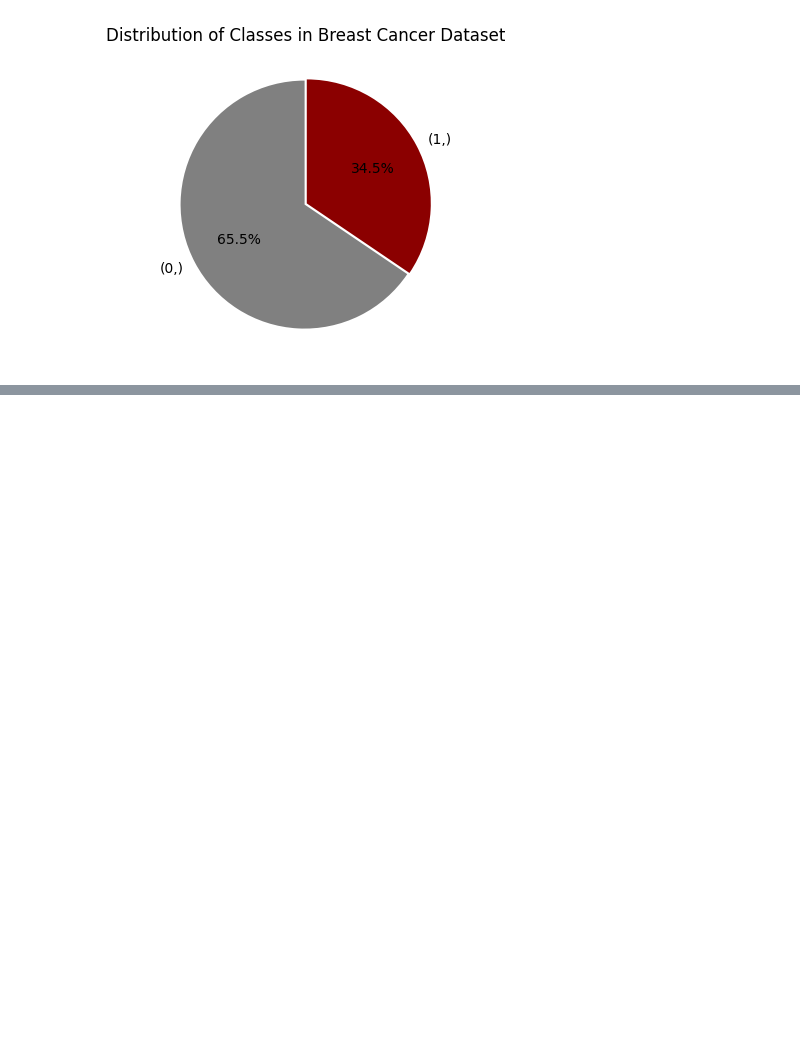
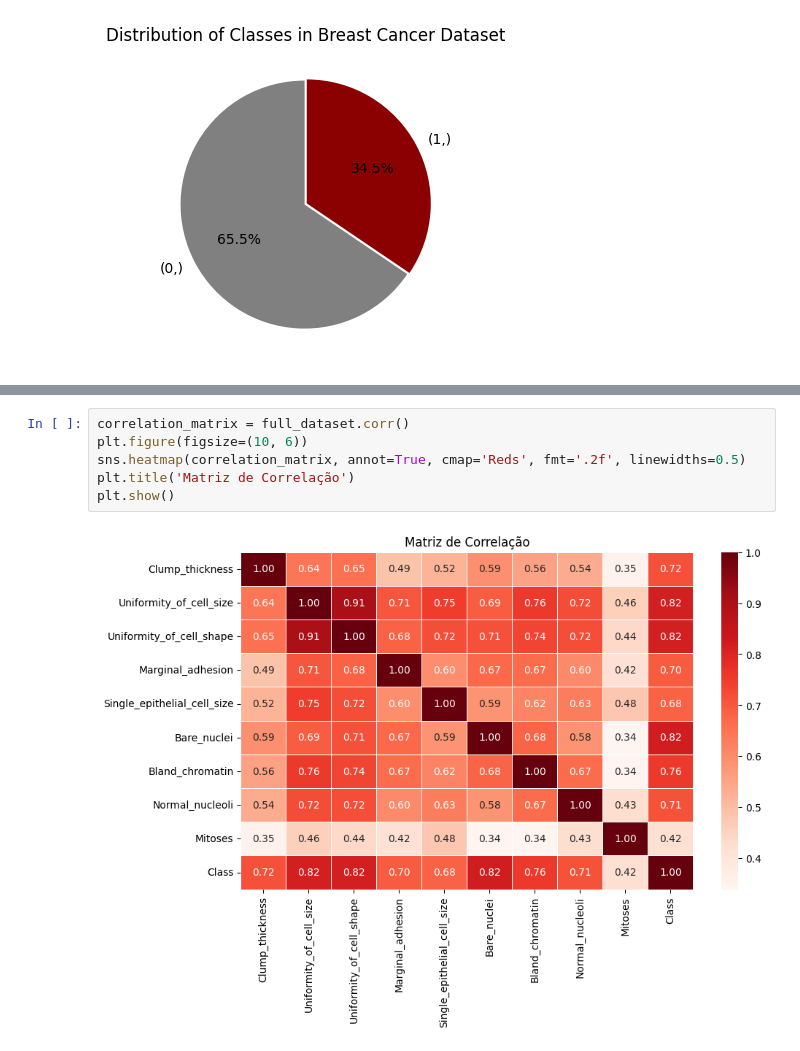
Before and after one commit to IvonLuiz/breast_cancer_kmeans, a Jupyter notebook: breast_cancer_kmeans.ipynb, the cells around one changed output, grey strips where cells are left out. Saved outputs shown, nothing was run; the diff lists cells and outputs as text; blank space fills up the shorter version.

```diff
--- a/breast_cancer_kmeans.ipynb
+++ b/breast_cancer_kmeans.ipynb
@@ -227,0 +253,8 @@ plt.show()
+# %%
+correlation_matrix = full_dataset.corr()
+plt.figure(figsize=(10, 6))
+sns.heatmap(correlation_matrix, annot=True, cmap='Reds', fmt='.2f', linewidths=0.5)
+plt.title('Matriz de Correlação')
+plt.show()
+# %% [output]
+[figure, added]
```
Also changed, not shown: parts of 3 cells of this notebook.
